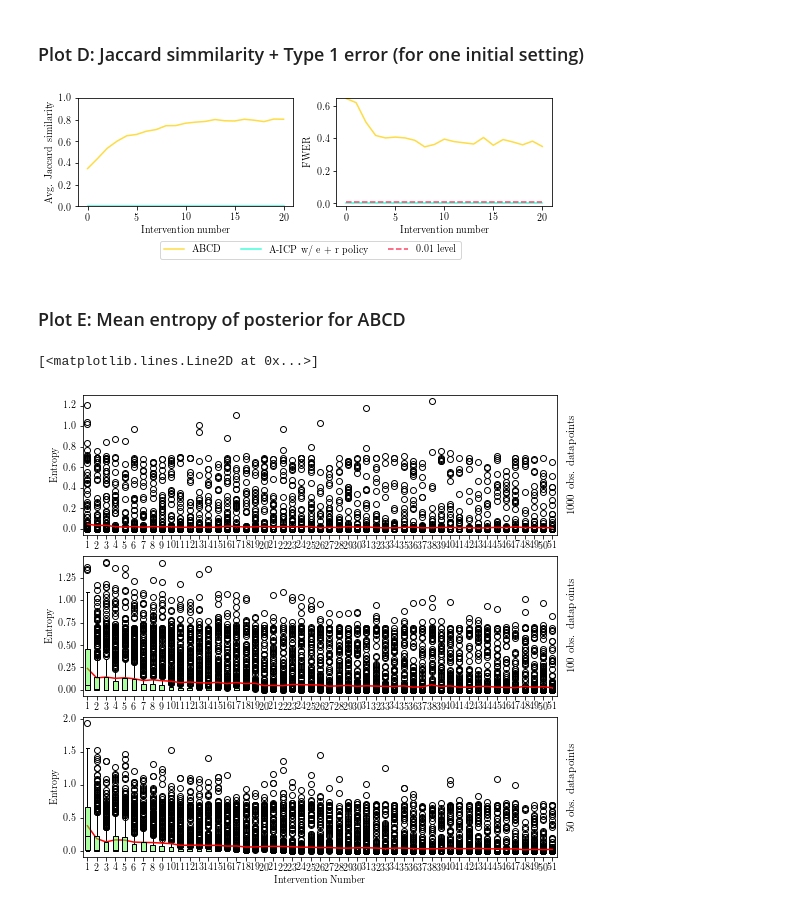
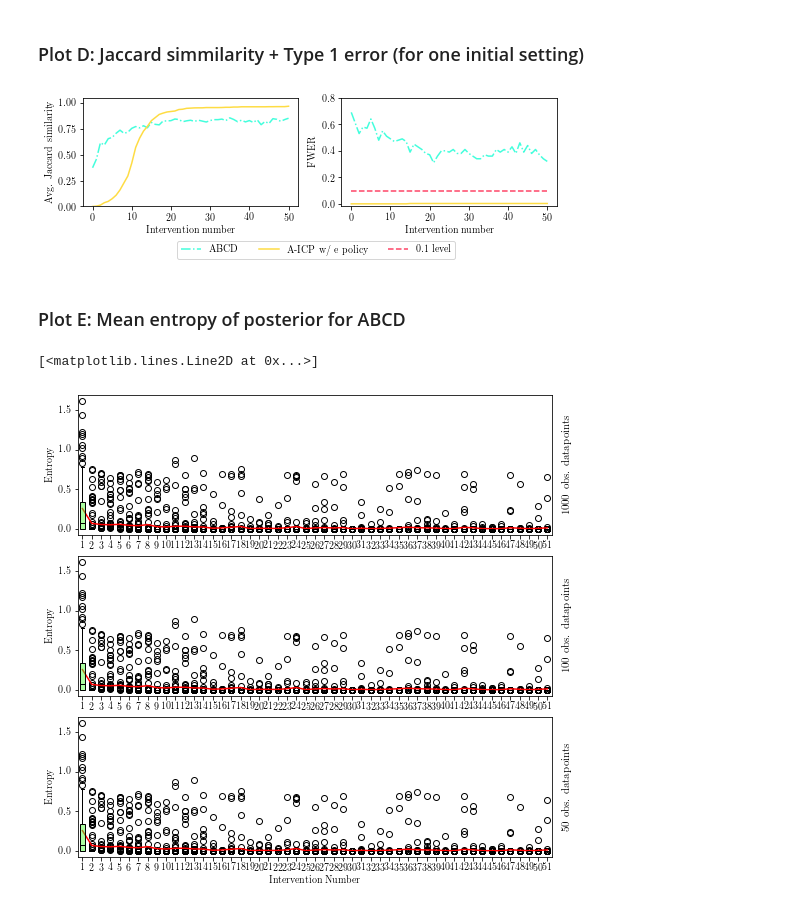
Before and after one commit to juangamella/aicp, a Jupyter notebook: plots_abcd.ipynb, the cells around one changed output. Cells and saved outputs as stored; diff of their text form; code cells hidden in the pictures.

```diff
--- a/plots_abcd.ipynb
+++ b/plots_abcd.ipynb
@@ -191,3 +170,8 @@ filenames_abcd_50 = [
+# %%
+# All the same for now (i.e. with 100 starting samples)
+filenames_abcd_50 = ["experiments/pp_1589257459_n_samples:500_n_batches:50_max_interventions:1_strategy:entropy_intervention_strength:7.0_starting_samples:100_target:0_intervention_type:gauss_target_allowed:True.pickle"]
+filenames_abcd_100 = ["experiments/pp_1589257459_n_samples:500_n_batches:50_max_interventions:1_strategy:entropy_intervention_strength:7.0_starting_samples:100_target:0_intervention_type:gauss_target_allowed:True.pickle"]
+filenames_abcd_1000 = ["experiments/pp_1589257459_n_samples:500_n_batches:50_max_interventions:1_strategy:entropy_intervention_strength:7.0_starting_samples:100_target:0_intervention_type:gauss_target_allowed:True.pickle"]
 # %%
 results_abcd_1000 = load_results(filenames_abcd_1000, "abcd", True)
 Trajectories_abcd_1000, Type1Errors_abcd_1000 = compute_trajectories_abcd(results_abcd_1000, estimate="weighted")
@@ -231,3 +206,8 @@ filenames_aicp_1000 = ["experiments/results_1589070668_runs:4_max_iter:50_tag:ma
+# %%
+# All the same for now (i.e. with 100 starting samples)
+filenames_aicp_50 = ["experiments/results_1589225064_runs:4_max_iter:50_tag:may11abcd_load_dataset:dataset_3_abcd:True_G:4_do:False_i_mean:7.0_i_var:1.0_finite:True_n:10_n_obs:100_alpha:0.002.pickle"]
+filenames_aicp_100 = ["experiments/results_1589225064_runs:4_max_iter:50_tag:may11abcd_load_dataset:dataset_3_abcd:True_G:4_do:False_i_mean:7.0_i_var:1.0_finite:True_n:10_n_obs:100_alpha:0.002.pickle"]
+filenames_aicp_1000 = ["experiments/results_1589225064_runs:4_max_iter:50_tag:may11abcd_load_dataset:dataset_3_abcd:True_G:4_do:False_i_mean:7.0_i_var:1.0_finite:True_n:10_n_obs:100_alpha:0.002.pickle"]
 # %%
 cases, results_aicp_1000 = load_results(filenames_aicp_1000, "aicp")
 Trajectories_aicp_1000, Type1Error_aicp_1000, _, _, _, _, _ = compute_trajectories_aicp(results_aicp_1000, cases, 50)
@@ -414,46 +393,47 @@ plt.savefig("figures/abcd_vs_aicp_all.pdf", bbox_inches='tight')
 # %% [markdown]
 ### Plot D: Jaccard simmilarity + Type 1 error (for one initial setting)
 # %%
-gs = gridspec.GridSpec(1, 2, wspace=0.20, hspace=0.15)
+gs = gridspec.GridSpec(1, 2, wspace=0.2, hspace=0.15)
 plt.figure(figsize=(8.5,2))
-plot_iter = 21
+plot_iter = 51
 level = 0.01
 # =========================
 # == JACCARD SIMMILARITY ==
 
-ylim = [0,1]
-
-mean_abcd = Trajectories_abcd_100.mean(axis=0)[0:plot_iter]
-mean_aicp = Trajectories_aicp_100["e + r"].mean(axis=0)[0:plot_iter]
+ylim = [0,1.05]
+labcd = "-."
+laicp = "-"
+mean_abcd = Trajectories_abcd_1000.mean(axis=0)[0:plot_iter]
+mean_aicp = Trajectories_aicp_1000["e"].mean(axis=0)[0:plot_iter]
 
 # Plot for 1000 initial samples
 plt.subplot(gs[0])
 ax = plt.gca()
-ax.plot(mean_abcd, c=colors[1], label="ABCD", linewidth=1.5)
-ax.plot(mean_aicp, c=colors[3], label="AICP w/ e + r policy", linewidth=1.5)
+ax.plot(mean_abcd, c=colors[3], label="ABCD", linewidth=1.5, linestyle=labcd)
+ax.plot(mean_aicp, c=colors[1], label="AICP w/ e policy", linewidth=1.5, linestyle=laicp)
 plt.ylabel("Avg. Jaccard similarity")
 plt.xlabel("Intervention number")
 plt.ylim(ylim)
 
 # =======================
 # == TYPE 1 ERROR RATE ==
 
-ylim = [-0.02,0.65]
-
+ylim = [-0.02,0.8]
+level = 0.1
 # Plot for 1000 initial samples
 plt.subplot(gs[1])
 ax = plt.gca()
-ax.plot(np.mean(Type1Errors_abcd_1000, axis=0)[0:plot_iter], c=colors[1], label="ABCD", linewidth=1.5)
-ax.plot(np.mean(Type1Error_aicp_1000["e + r"], axis=0)[0:plot_iter], c=colors[3], label="A-ICP w/ e + r policy", linewidth=1.5)
-ax.plot([0, plot_iter-1], [0.01, 0.01], color = colors[0], linestyle="--", label="0.01 level")
+ax.plot(np.mean(Type1Errors_abcd_1000, axis=0)[0:plot_iter], c=colors[3], label="ABCD", linewidth=1.5, linestyle=labcd)
+ax.plot(np.mean(Type1Error_aicp_1000["e"], axis=0)[0:plot_iter], c=colors[1], label="A-ICP w/ e policy", linewidth=1.5, linestyle=laicp)
+ax.plot([0, plot_iter-1], [level, level], color = colors[0], linestyle="--", label="%s level" % level)
 plt.xlabel("Intervention number")
 plt.ylabel("FWER")
 plt.ylim(ylim)
-ax.legend(prop=fontP, ncol=5, bbox_to_anchor=(0.6, -.27))
+ax.legend(prop=fontP, ncol=5, bbox_to_anchor=(.55, -.27))
 
 plt.savefig("figures/abcd_vs_aicp.pdf", bbox_inches='tight')
 # %% [output]
-[figure, old version]
+[figure, new version]
 # %% [markdown]
 ### Plot E: Mean entropy of posterior for ABCD
 # %%
@@ -489,4 +469,4 @@ plt.xlabel("Intervention Number")
 ax.plot(np.arange(1,52), mean, color="red")
 # %% [output]
 [<matplotlib.lines.Line2D at 0x...>]
-[figure, old version]
+[figure, new version]
```
Also changed, not shown: parts of 8 cells of this notebook, 3 other files.
